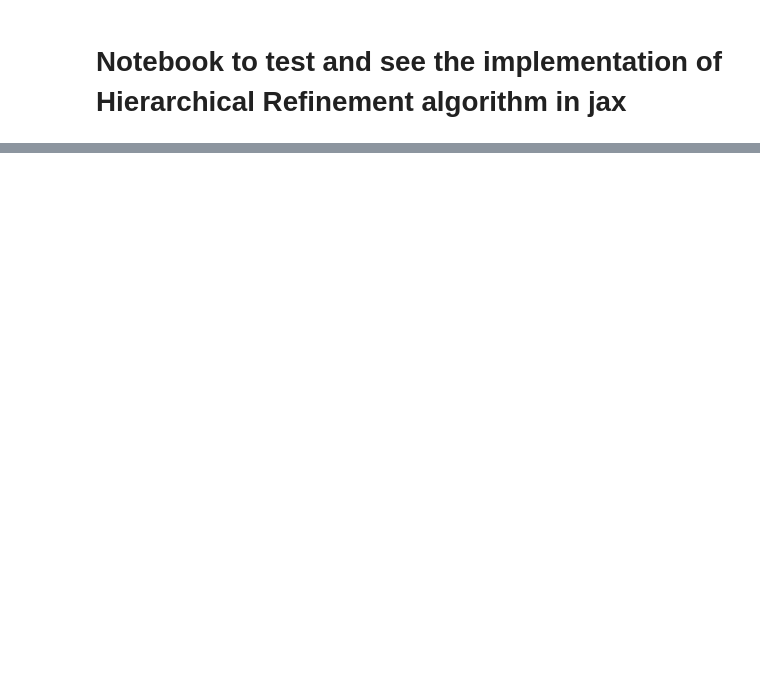
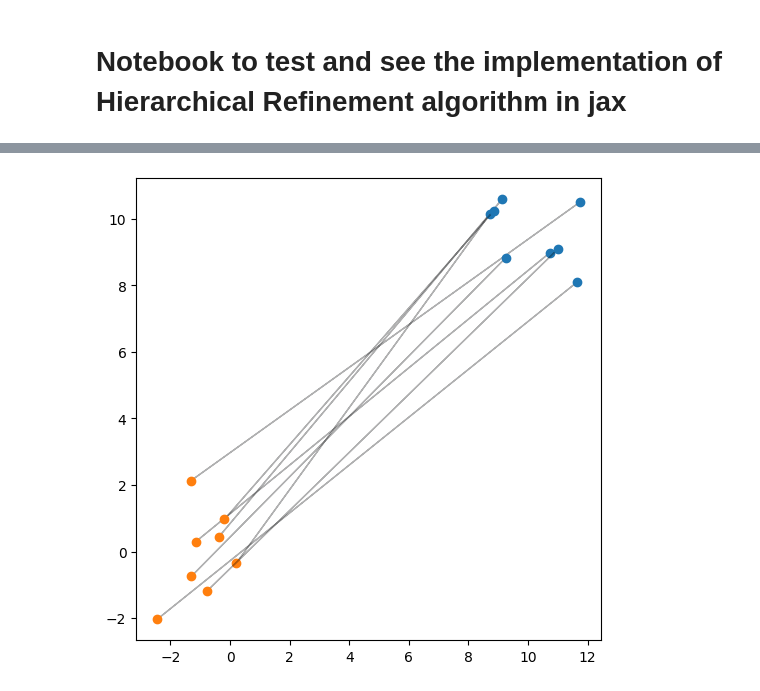
Before and after one commit to PaulToudret/ENSAE-OT_Projet, a Jupyter notebook: demo_main.ipynb, the cells around one changed output, grey strips where cells are left out. Cells and saved outputs as stored; diff of their text form; code cells hidden in the pictures; blank space fills up the shorter version.

```diff
--- a/demo_main.ipynb
+++ b/demo_main.ipynb
@@ -71,0 +154,14 @@ plt.show()
+# %%
+plt.figure(figsize=(6,6))
+for pair in clusters:
+    x, y, d, _ = pair
+    plt.arrow(x[0][0], x[0][1],
+            y[0][0] - x[0][0],
+            y[0][1] - x[0][1],
+            head_width=0.05, alpha=0.3, length_includes_head=True)
+    plt.scatter(x[0,0], x[0,1], c='C0', label='Source')
+    plt.scatter(y[0,0], y[0,1], c='C1', label='Target')
+
+plt.show()
+# %% [output]
+[figure, added]
```
Also changed, not shown: parts of 6 cells of this notebook.
